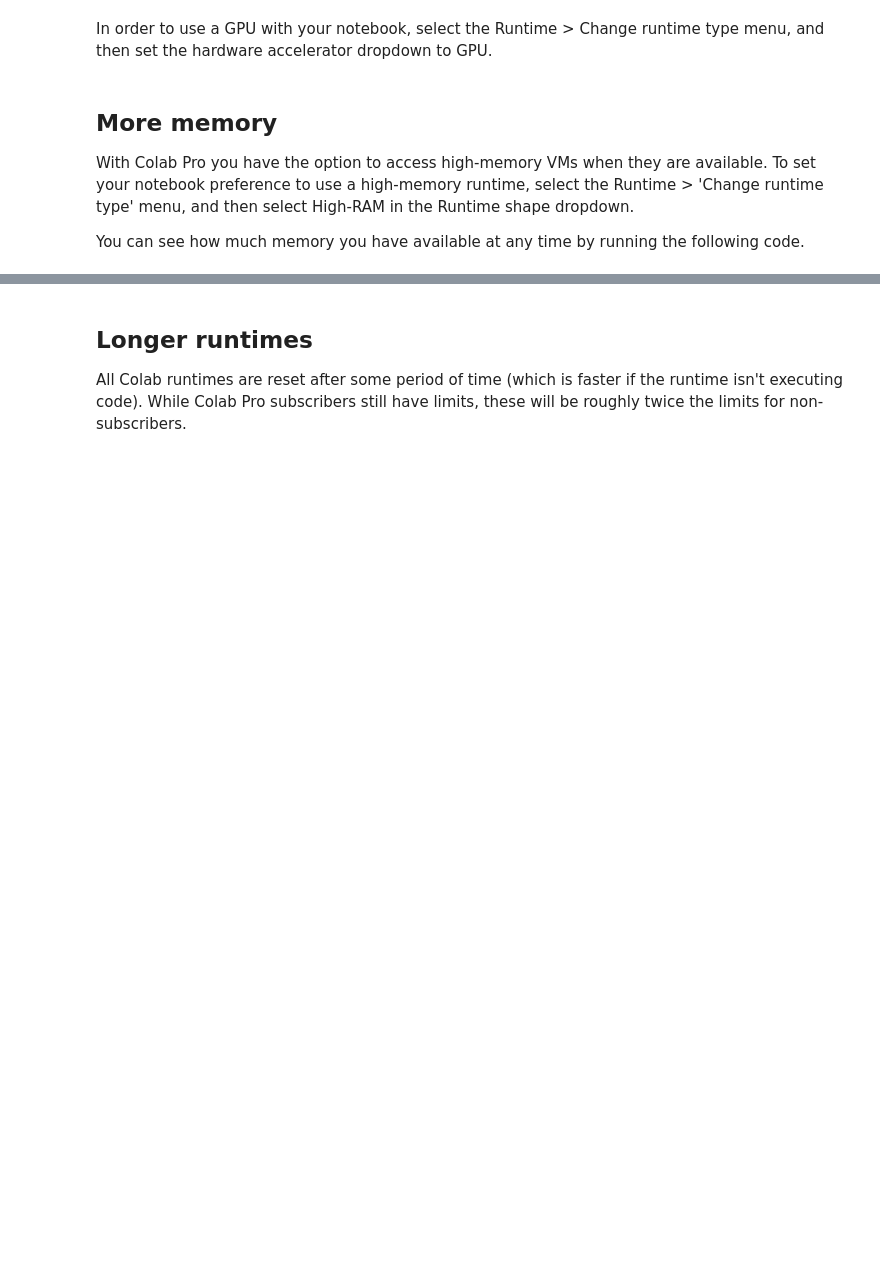
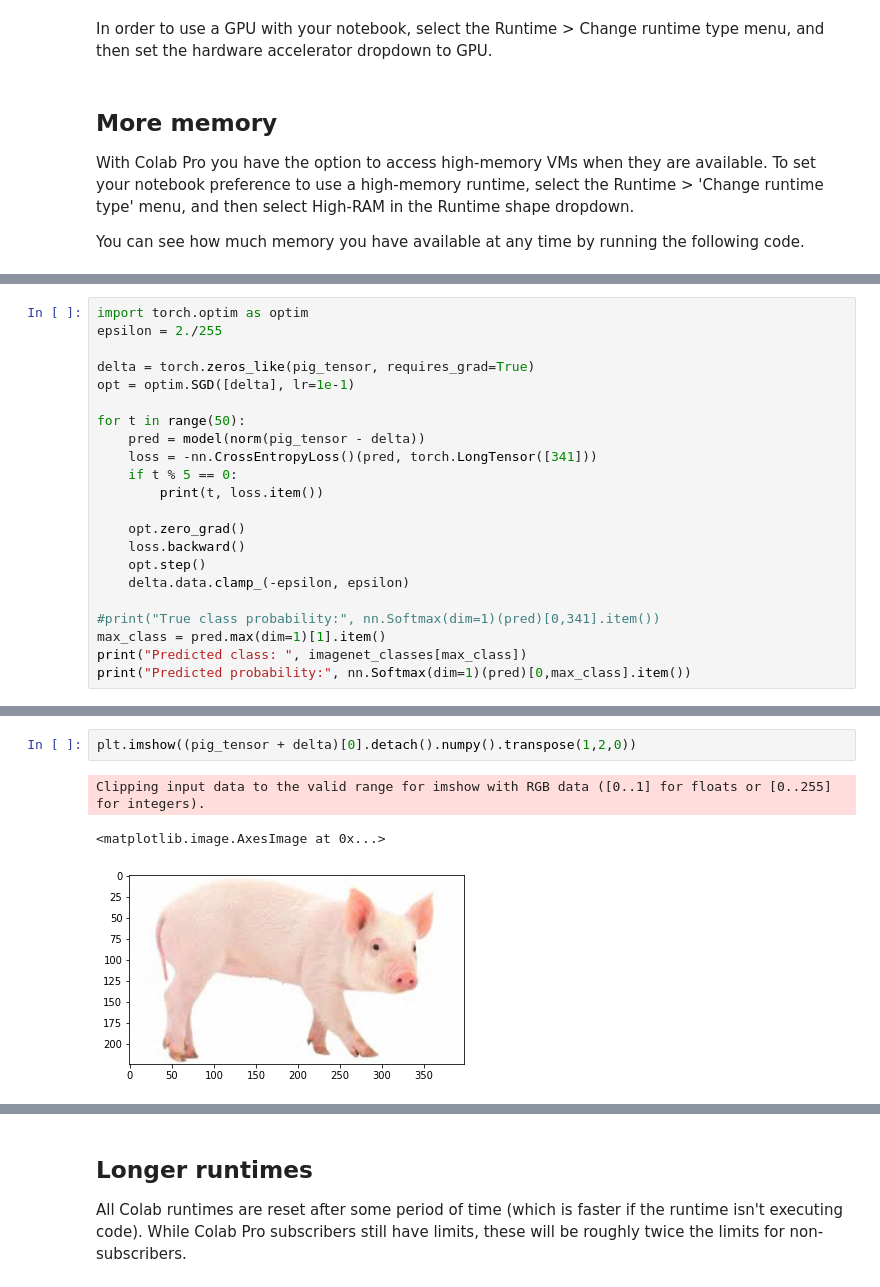
Before and after one commit to caperock/BenchmarkDeepLearning, a Jupyter notebook: Making_the_Most_of_your_Colab_Subscription.ipynb, the cells around one changed output, grey strips where cells are left out. Drawn from its saved outputs; the diff is of its cells as text; blank space fills up the shorter version.

```diff
--- a/Making_the_Most_of_your_Colab_Subscription.ipynb
+++ b/Making_the_Most_of_your_Colab_Subscription.ipynb
@@ -91,0 +100,22 @@ hog
+# %%
+import torch.optim as optim
+epsilon = 2./255
+
+delta = torch.zeros_like(pig_tensor, requires_grad=True)
+opt = optim.SGD([delta], lr=1e-1)
+
+for t in range(50):
+    pred = model(norm(pig_tensor - delta))
+    loss = -nn.CrossEntropyLoss()(pred, torch.LongTensor([341]))
+    if t % 5 == 0:
+        print(t, loss.item())
+
+    opt.zero_grad()
+    loss.backward()
+    opt.step()
+    delta.data.clamp_(-epsilon, epsilon)
+
+#print("True class probability:", nn.Softmax(dim=1)(pred)[0,341].item())
+max_class = pred.max(dim=1)[1].item()
+print("Predicted class: ", imagenet_classes[max_class])
+print("Predicted probability:", nn.Softmax(dim=1)(pred)[0,max_class].item())
@@ -91,0 +135,6 @@ hog
+# %%
+plt.imshow((pig_tensor + delta)[0].detach().numpy().transpose(1,2,0))
+# %% [output]
+Clipping input data to the valid range for imshow with RGB data ([0..1] for floats or [0..255] for integers).
+<matplotlib.image.AxesImage at 0x...>
+[figure, added]
```
Also changed, not shown: parts of 8 cells of this notebook.
